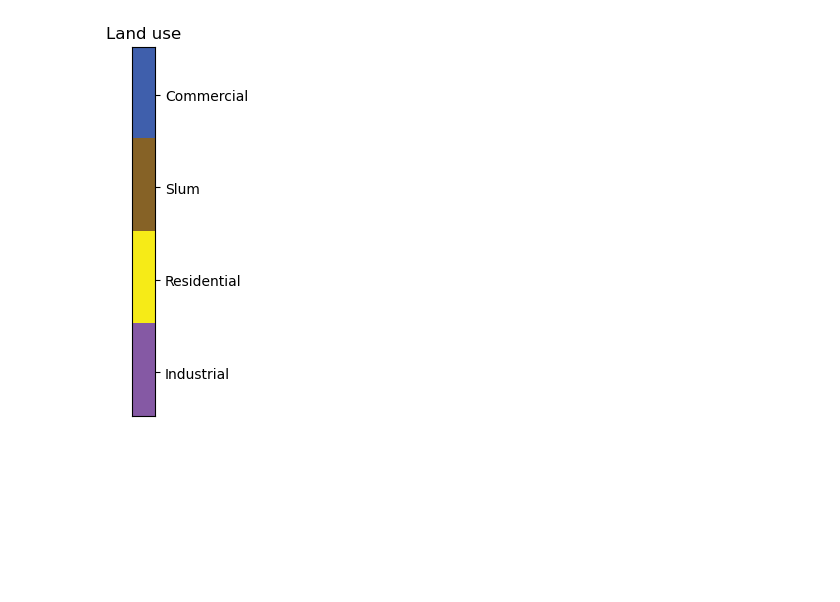
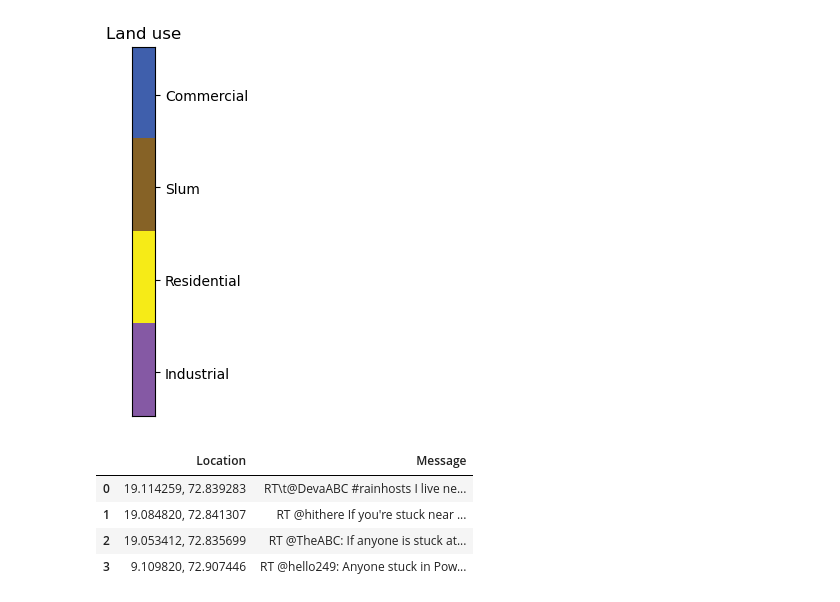
Before and after one commit to bhavya132/SIHTeamUniform, a Jupyter notebook: vulnerability_map.ipynb, the cells around one changed output. Drawn from its saved outputs; the diff is of its cells as text; code cells hidden in the pictures; blank space fills up the shorter version.

Commit message:
add flood shelters

```diff
--- a/vulnerability_map.ipynb
+++ b/vulnerability_map.ipynb
@@ -1306,0 +1309,9 @@ plt.show()
+# %%
+df = pd.read_csv(r"C:\Users\PAKHUIYING\OneDrive - Nanyang Technological University\Personal\SG-INDIA Hackathon\Data\IndiaData\Shelter List.csv")
+df
+# %% [output]
+|  | Location | Message |
+| 0 | 19.114259, 72.839283 | RT\t@DevaABC #rainhosts I live ne... |
+| 1 | 19.084820, 72.841307 | RT @hithere If you're stuck near ... |
+| 2 | 19.053412, 72.835699 | RT @TheABC: If anyone is stuck at... |
+| 3 | 9.109820, 72.907446 | RT @hello249: Anyone stuck in Pow... |
```
Also changed, not shown: parts of 3 cells of this notebook, 2 other files.
